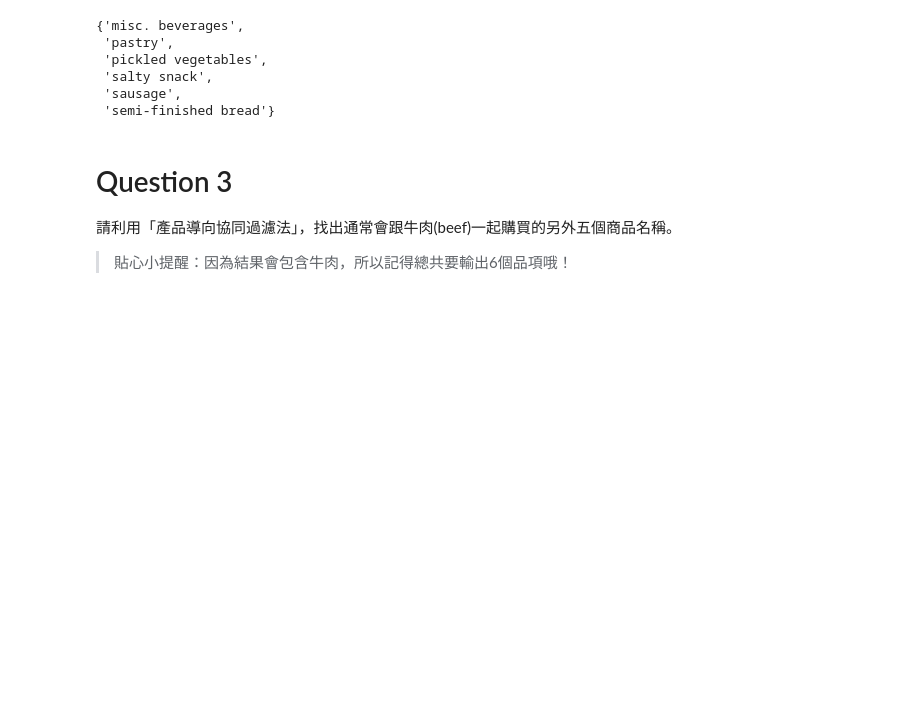
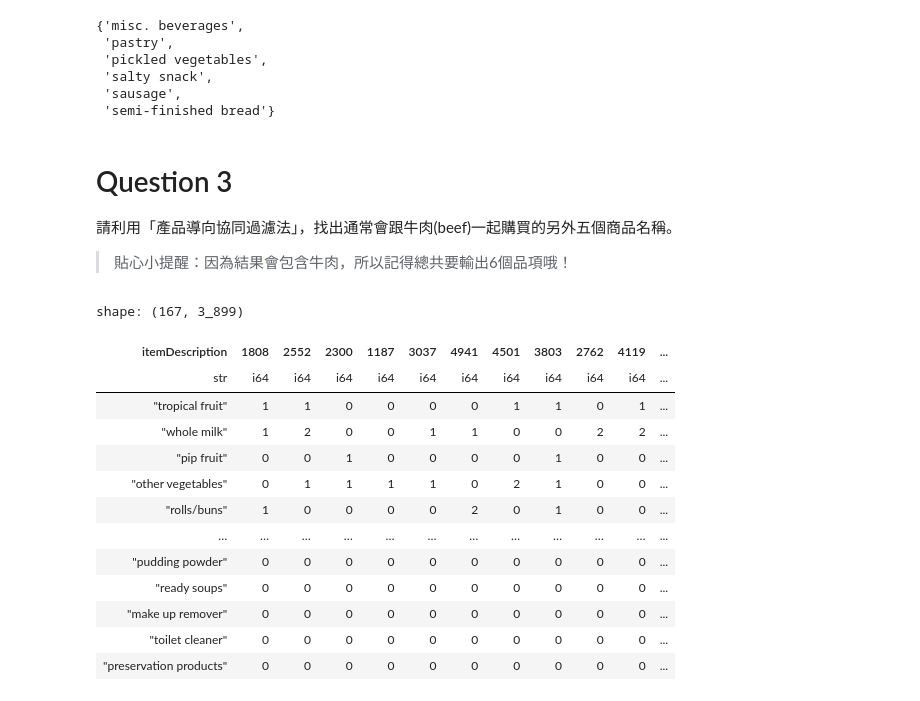
Before and after one commit to pan93412/nkust-homework, a Jupyter notebook: semester-5/business-platform-design/ch11/hw11.ipynb, the cells around one changed output. Saved outputs shown, nothing was run; the diff lists cells and outputs as text; code cells hidden in the pictures; blank space fills up the shorter version.

```diff
--- a/semester-5/business-platform-design/ch11/hw11.ipynb
+++ b/semester-5/business-platform-design/ch11/hw11.ipynb
@@ -294,3 +294,27 @@ products_id_not_purchased_by_2626
 請利用「產品導向協同過濾法」，找出通常會跟牛肉(beef)一起購買的另外五個商品名稱。
 
 > 貼心小提醒：因為結果會包含牛肉，所以記得總共要輸出6個品項哦！
+# %%
+product_item_matrix = df.pivot(
+    values="Quality",
+    index="itemDescription",
+    on="Member_number",
+    aggregate_function="sum"
+).fill_null(0)
+
+product_item_matrix
+# %% [output]
+shape: (167, 3_899)
+| itemDescription | 1808 | 2552 | 2300 | 1187 | 3037 | 4941 | 4501 | 3803 | 2762 | 4119 | ... |
+| str | i64 | i64 | i64 | i64 | i64 | i64 | i64 | i64 | i64 | i64 | ... |
+| "tropical fruit" | 1 | 1 | 0 | 0 | 0 | 0 | 1 | 1 | 0 | 1 | ... |
+| "whole milk" | 1 | 2 | 0 | 0 | 1 | 1 | 0 | 0 | 2 | 2 | ... |
+| "pip fruit" | 0 | 0 | 1 | 0 | 0 | 0 | 0 | 1 | 0 | 0 | ... |
+| "other vegetables" | 0 | 1 | 1 | 1 | 1 | 0 | 2 | 1 | 0 | 0 | ... |
+| "rolls/buns" | 1 | 0 | 0 | 0 | 0 | 2 | 0 | 1 | 0 | 0 | ... |
+| … | … | … | … | … | … | … | … | … | … | … | ... |
+| "pudding powder" | 0 | 0 | 0 | 0 | 0 | 0 | 0 | 0 | 0 | 0 | ... |
+| "ready soups" | 0 | 0 | 0 | 0 | 0 | 0 | 0 | 0 | 0 | 0 | ... |
+| "make up remover" | 0 | 0 | 0 | 0 | 0 | 0 | 0 | 0 | 0 | 0 | ... |
+| "toilet cleaner" | 0 | 0 | 0 | 0 | 0 | 0 | 0 | 0 | 0 | 0 | ... |
+| "preservation products" | 0 | 0 | 0 | 0 | 0 | 0 | 0 | 0 | 0 | 0 | ... |
```
Also changed, not shown: parts of 6 cells of this notebook.
